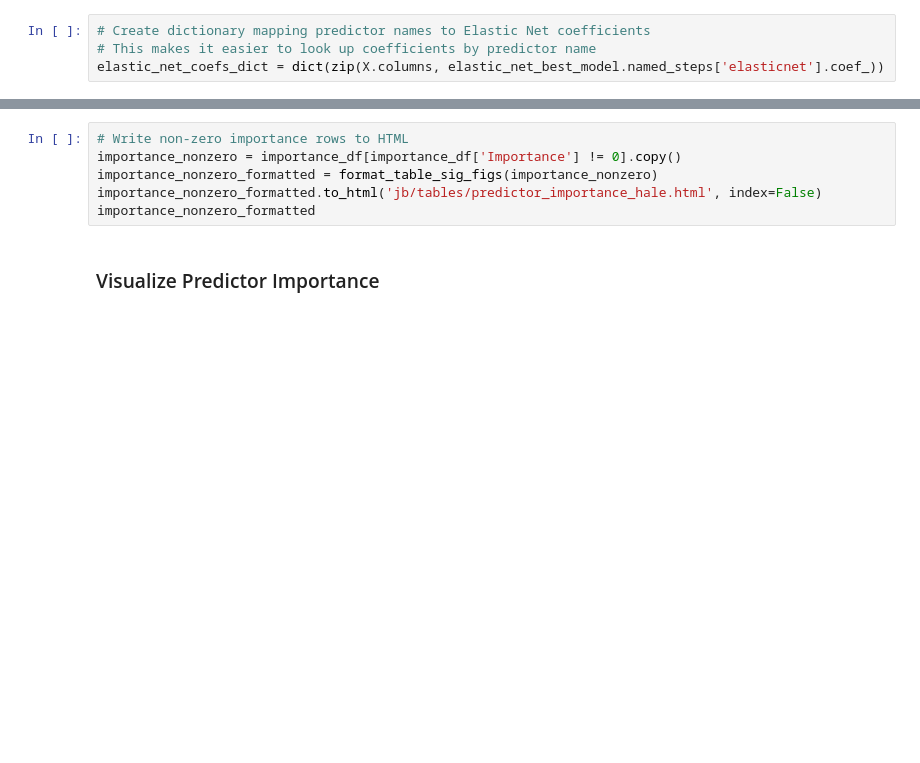
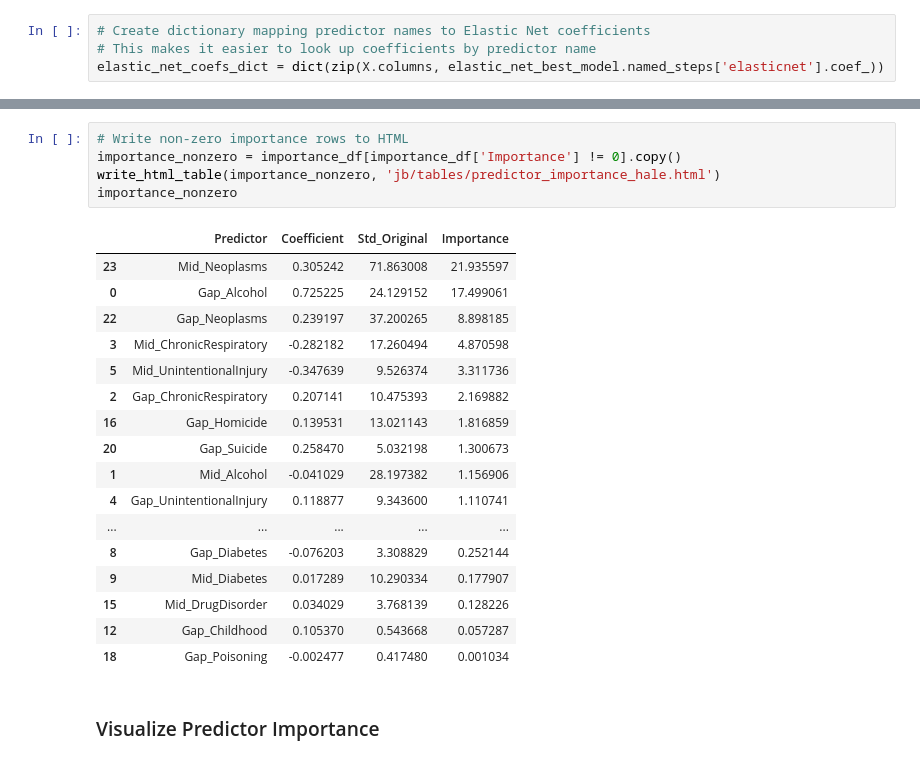
Before and after one commit to AllenDowney/EqualityWEF, a Jupyter notebook: HALE/model_hale.ipynb, the cells around one changed output, grey strips where cells are left out. Cells and saved outputs as stored; diff of their text form; blank space fills up the shorter version.

```diff
--- a/HALE/model_hale.ipynb
+++ b/HALE/model_hale.ipynb
@@ -370,9 +458,26 @@ importance_df
 # %%
 # Write non-zero importance rows to HTML
 importance_nonzero = importance_df[importance_df['Importance'] != 0].copy()
-importance_nonzero_formatted = format_table_sig_figs(importance_nonzero)
-importance_nonzero_formatted.to_html('jb/tables/predictor_importance_hale.html', index=False)
-importance_nonzero_formatted
+write_html_table(importance_nonzero, 'jb/tables/predictor_importance_hale.html')
+importance_nonzero
+# %% [output]
+|  | Predictor | Coefficient | Std_Original | Importance |
+| 23 | Mid_Neoplasms | 0.305242 | 71.863008 | 21.935597 |
+| 0 | Gap_Alcohol | 0.725225 | 24.129152 | 17.499061 |
+| 22 | Gap_Neoplasms | 0.239197 | 37.200265 | 8.898185 |
+| 3 | Mid_ChronicRespiratory | -0.282182 | 17.260494 | 4.870598 |
+| 5 | Mid_UnintentionalInjury | -0.347639 | 9.526374 | 3.311736 |
+| 2 | Gap_ChronicRespiratory | 0.207141 | 10.475393 | 2.169882 |
+| 16 | Gap_Homicide | 0.139531 | 13.021143 | 1.816859 |
+| 20 | Gap_Suicide | 0.258470 | 5.032198 | 1.300673 |
+| 1 | Mid_Alcohol | -0.041029 | 28.197382 | 1.156906 |
+| 4 | Gap_UnintentionalInjury | 0.118877 | 9.343600 | 1.110741 |
+| ... | ... | ... | ... | ... |
+| 8 | Gap_Diabetes | -0.076203 | 3.308829 | 0.252144 |
+| 9 | Mid_Diabetes | 0.017289 | 10.290334 | 0.177907 |
+| 15 | Mid_DrugDisorder | 0.034029 | 3.768139 | 0.128226 |
+| 12 | Gap_Childhood | 0.105370 | 0.543668 | 0.057287 |
+| 18 | Gap_Poisoning | -0.002477 | 0.417480 | 0.001034 |
 # %% [markdown]
 ### Visualize Predictor Importance
 # %%
```
Also changed, not shown: parts of 50 cells of this notebook, 6 other files.
